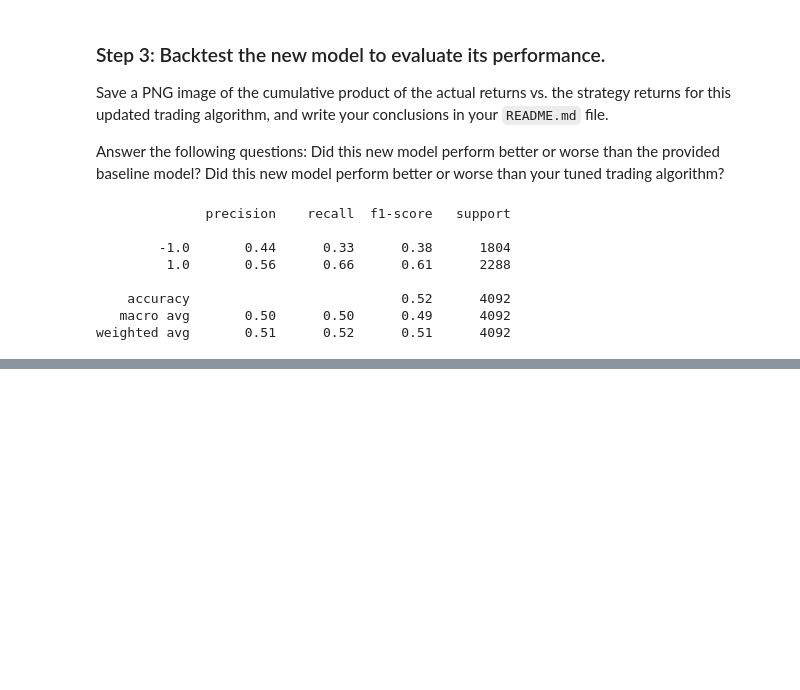
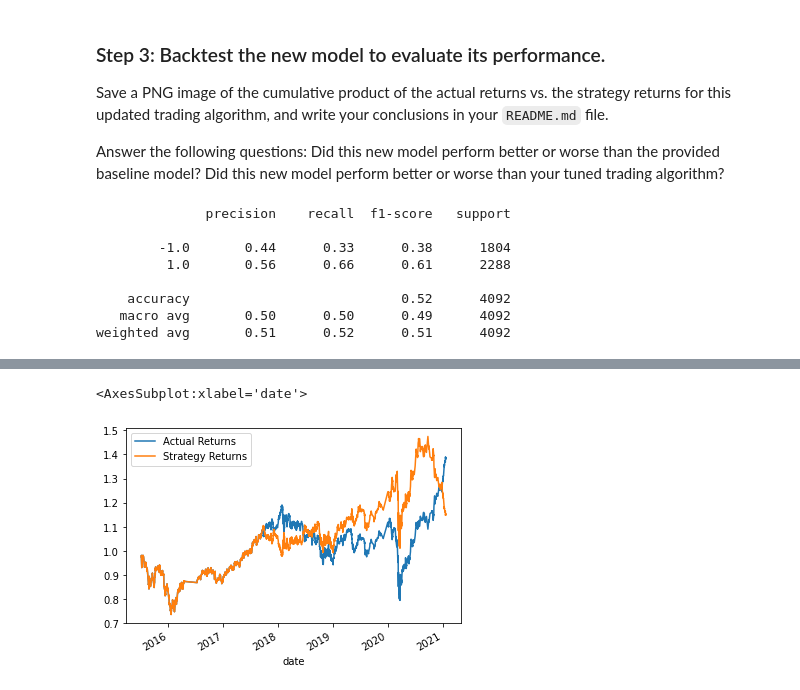
Before and after one commit to dcmar18/Machine_Learning_trading_Bot, a Jupyter notebook: machine_learning_trading_bot.ipynb, the cells around one changed output, grey strips where cells are left out. Drawn from its saved outputs; the diff is of its cells as text; code cells hidden in the pictures; blank space fills up the shorter version.

```diff
--- a/machine_learning_trading_bot.ipynb
+++ b/machine_learning_trading_bot.ipynb
@@ -498,3 +498,6 @@ display(lr_predictions_df.tail())
 # %%
 # Plot the actual returns versus the strategy returns
-# YOUR CODE HERE
+(1 + lr_predictions_df[["Actual Returns", "Strategy Returns"]]).cumprod().plot()
+# %% [output]
+<AxesSubplot:xlabel='date'>
+[figure, added]
```
Also changed, not shown: parts of 3 cells of this notebook.
